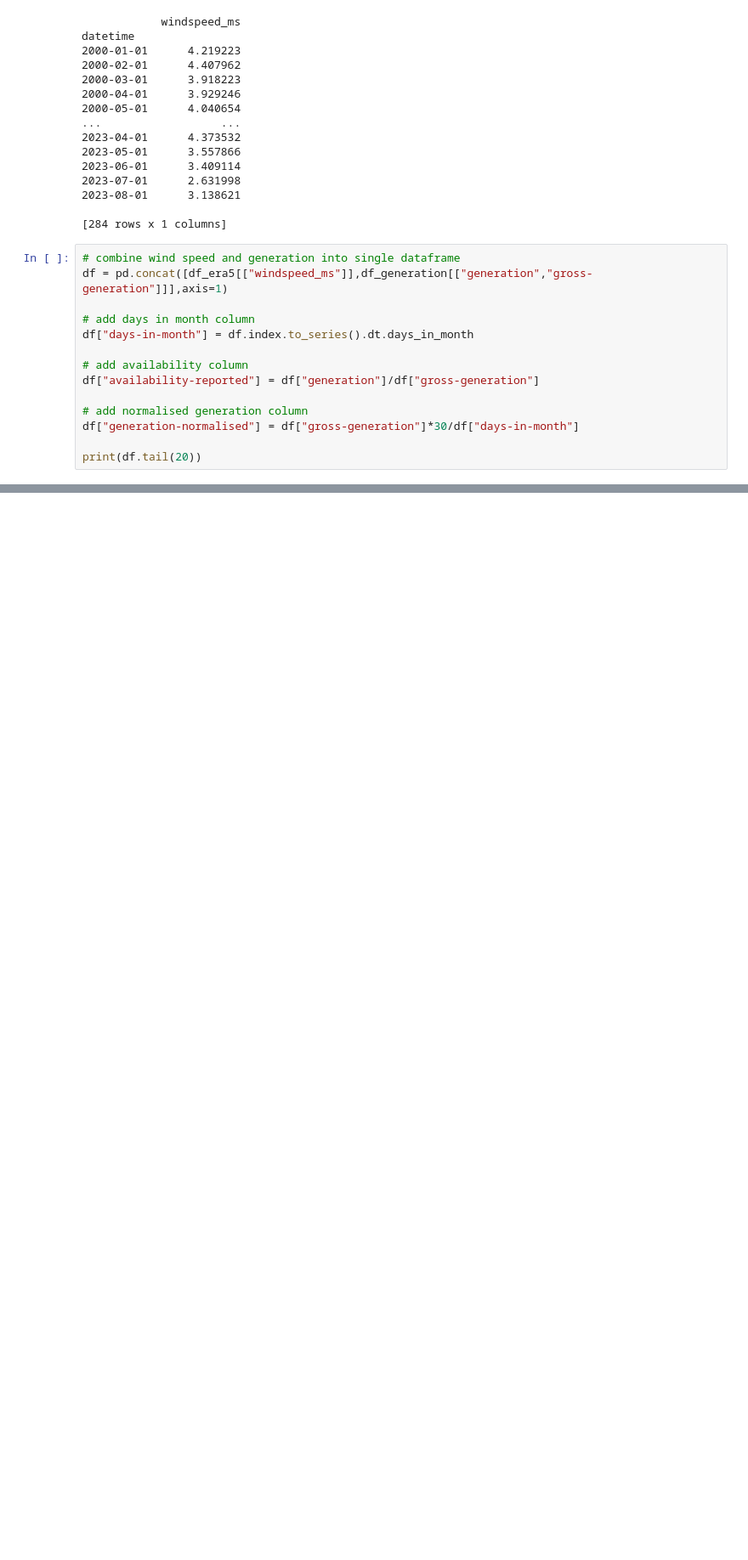
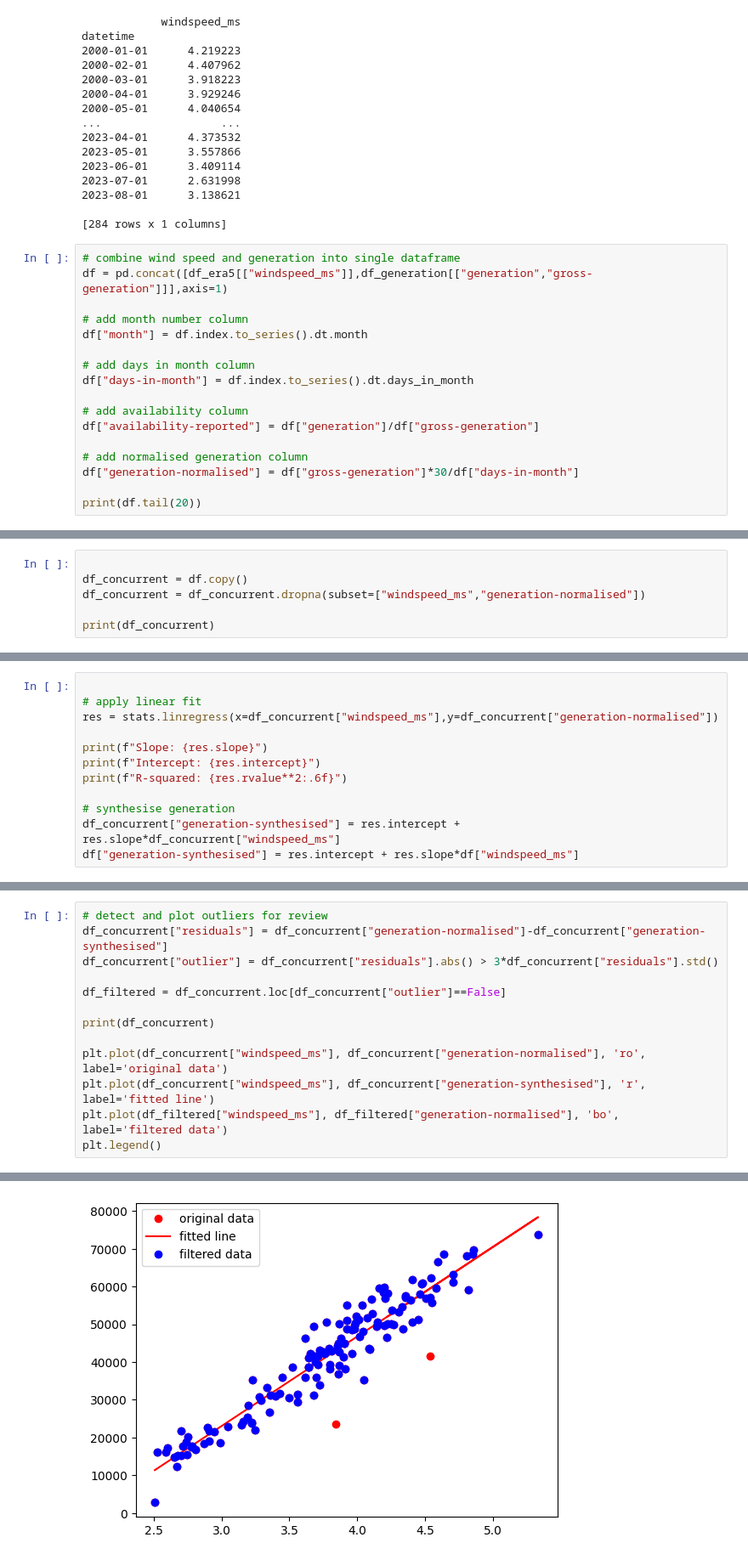
Before and after one commit to charlie9578/osoeya, a Jupyter notebook: osoeya.ipynb, the cells around one changed output, grey strips where cells are left out. Shown: that part at 85% size. Saved outputs shown, nothing was run; the diff lists cells and outputs as text; blank space fills up the shorter version.

```diff
--- a/osoeya.ipynb
+++ b/osoeya.ipynb
@@ -129,6 +151,9 @@ datetime
 # %%
 # combine wind speed and generation into single dataframe
 df = pd.concat([df_era5[["windspeed_ms"]],df_generation[["generation","gross-generation"]]],axis=1)
+
+# add month number column
+df["month"] = df.index.to_series().dt.month
 
 # add days in month column
 df["days-in-month"] = df.index.to_series().dt.days_in_month
@@ -158,3 +183,9 @@ print(df.tail(20))
 2023-06-01                    NaN                    NaN
 2023-07-01                    NaN                    NaN
 2023-08-01                    NaN                    NaN
+# %%
+
+df_concurrent = df.copy()
+df_concurrent = df_concurrent.dropna(subset=["windspeed_ms","generation-normalised"])
+
+print(df_concurrent)
@@ -160,0 +210,12 @@ print(df.tail(20))
+# %%
+
+# apply linear fit
+res = stats.linregress(x=df_concurrent["windspeed_ms"],y=df_concurrent["generation-normalised"])
+
+print(f"Slope: {res.slope}")
+print(f"Intercept: {res.intercept}")
+print(f"R-squared: {res.rvalue**2:.6f}")
+
+# synthesise generation
+df_concurrent["generation-synthesised"] = res.intercept + res.slope*df_concurrent["windspeed_ms"]
+df["generation-synthesised"] = res.intercept + res.slope*df["windspeed_ms"]
@@ -160,0 +295,14 @@ print(df.tail(20))
+# %%
+# detect and plot outliers for review
+df_concurrent["residuals"] = df_concurrent["generation-normalised"]-df_concurrent["generation-synthesised"]
+df_concurrent["outlier"] = df_concurrent["residuals"].abs() > 3*df_concurrent["residuals"].std()
+
+df_filtered = df_concurrent.loc[df_concurrent["outlier"]==False]
+
+print(df_concurrent)
+
+plt.plot(df_concurrent["windspeed_ms"], df_concurrent["generation-normalised"], 'ro', label='original data')
+plt.plot(df_concurrent["windspeed_ms"], df_concurrent["generation-synthesised"], 'r', label='fitted line')
+plt.plot(df_filtered["windspeed_ms"], df_filtered["generation-normalised"], 'bo', label='filtered data')
+plt.legend()
+# %% [output]
@@ -160,0 +327 @@ print(df.tail(20))
+[figure, added]
```
Also changed, not shown: parts of 14 cells of this notebook, 1 other file.
